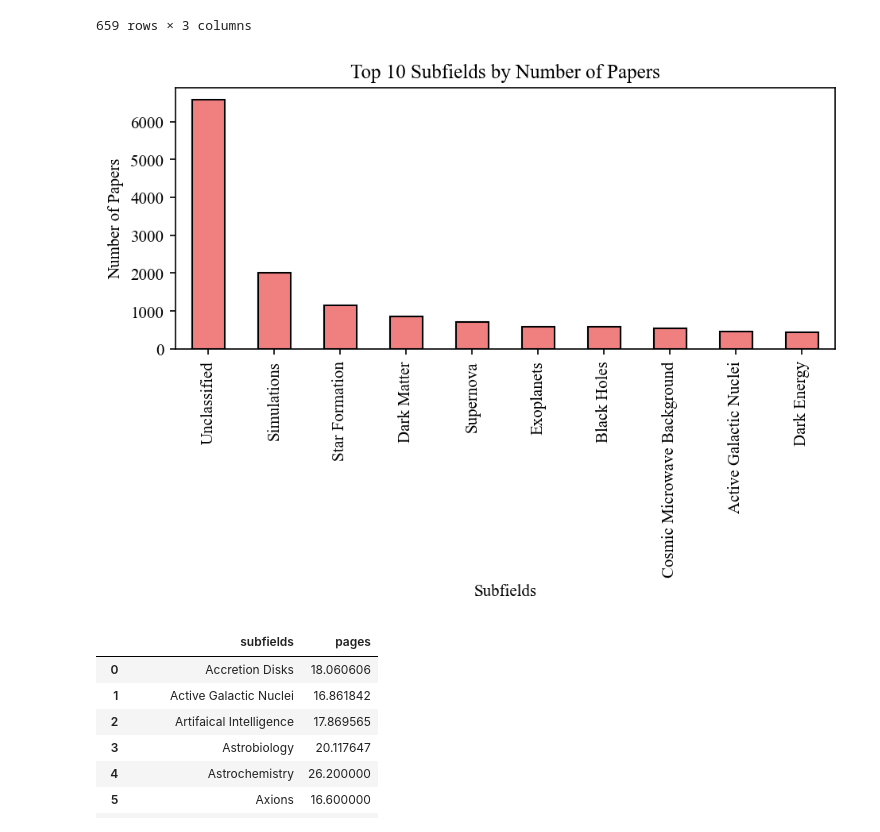
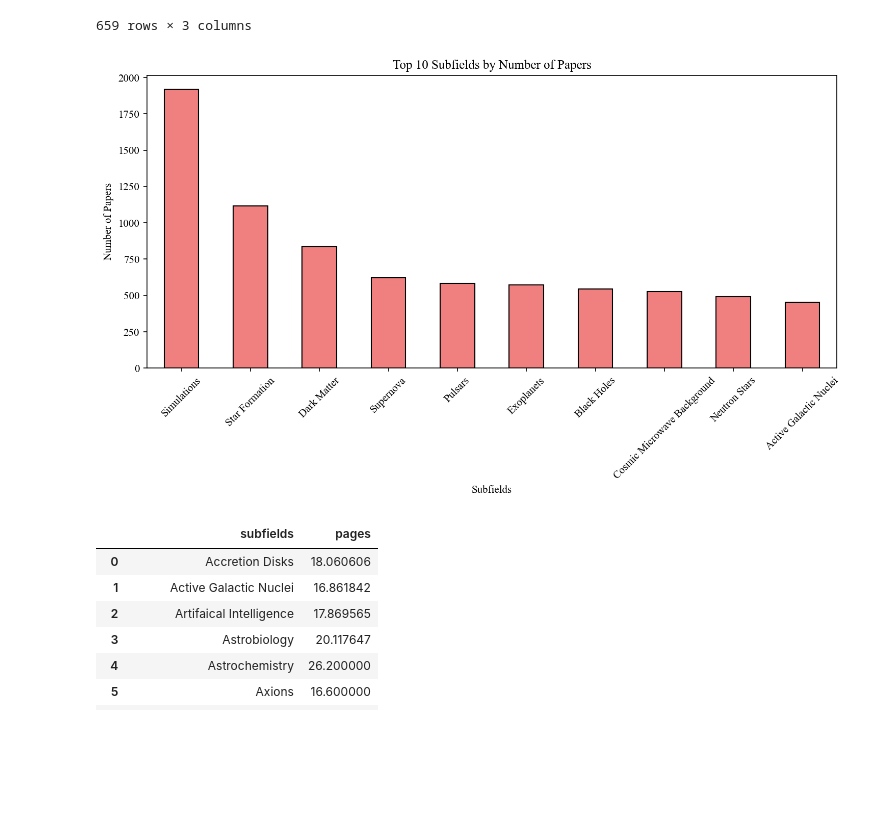
Before and after one commit to romms921/arXiver, a Jupyter notebook: subfields.ipynb, the cells around one changed output. Cells and saved outputs as stored; diff of their text form; code cells hidden in the pictures; blank space fills up the shorter version.

Commit message:
updated subfields

```diff
--- a/subfields.ipynb
+++ b/subfields.ipynb
@@ -101,6 +101,7 @@ subfields = [
     'Machine Learning',
     'Artifical Intelligence',
     'Sunyaev-Zel’dovich Effect',
+    'Sub-Haloes',
 ]
 
 short_form_subfields_dict = {
@@ -111,6 +112,12 @@ short_form_subfields_dict = {
     'Machine Learning': 'ML',
     'Artifaical Intelligence': 'AI',
     'Black Holes': 'Balck Hole',
+    'Pulsars': 'Pulsar',
+    'Neutron Stars': 'Neutron Star',
+    'Fast Radio Bursts': 'FRB',
+    'Gamma-Ray Bursts': 'GRB',
+    'Tidal Disruption Events': 'TDE',
+    'Hubble Tension': 'Crisis in Cosmology',
 }
 
 data['subfields'] = None
@@ -235,15 +242,15 @@ subfield_journal_counts
 659 rows × 3 columns
 # %%
 # Display top 10 subfields by number of papers
-top_subfields = data['subfields'].value_counts().head(10)
-top_subfields.plot(kind='bar', color='lightcoral', edgecolor='black')
+top_subfields = filtered_subfields.value_counts().head(10)
+top_subfields.plot(kind='bar', color='lightcoral', edgecolor='black', rot=45, figsize=(10,6))
 plt.xlabel('Subfields')
 plt.ylabel('Number of Papers')
 plt.title('Top 10 Subfields by Number of Papers')
 plt.tight_layout()
 plt.show()
 # %% [output]
-[figure, old version]
+[figure, new version]
 # %%
 # Subfield per paper pages
 subfield_page_counts = data.groupby('subfields')['pages'].mean().reset_index()
```
Also changed, not shown: parts of 1 cell of this notebook.
